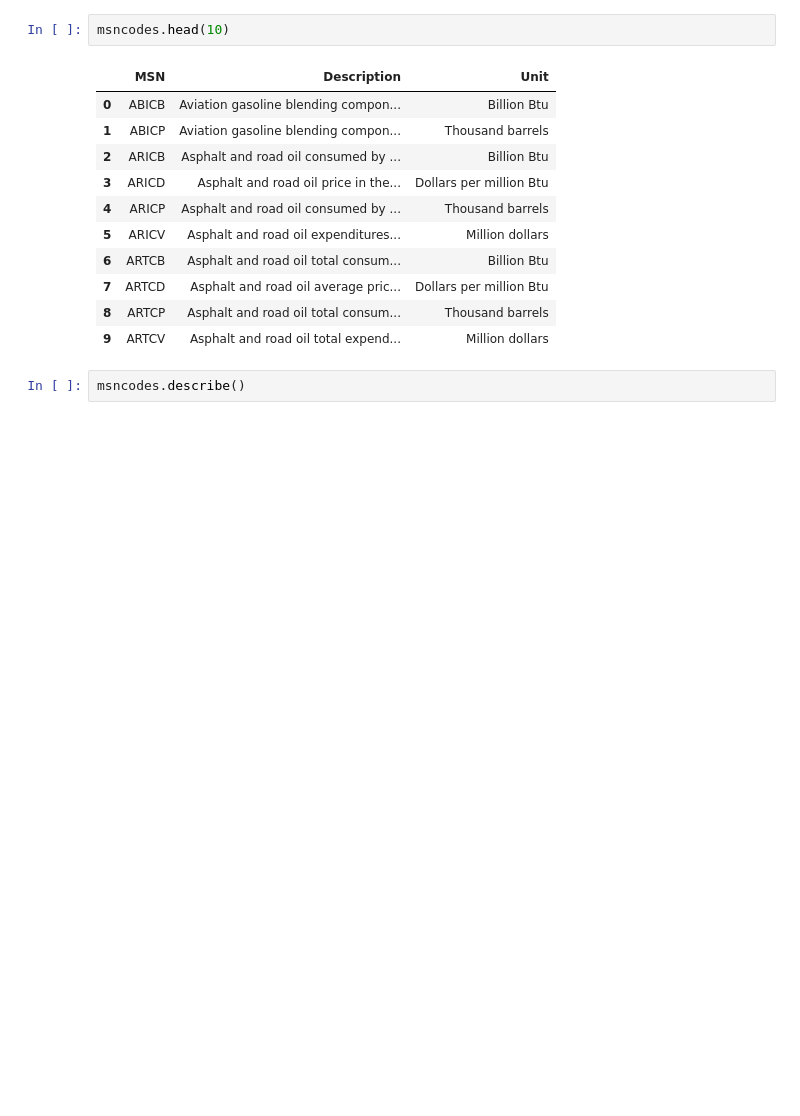
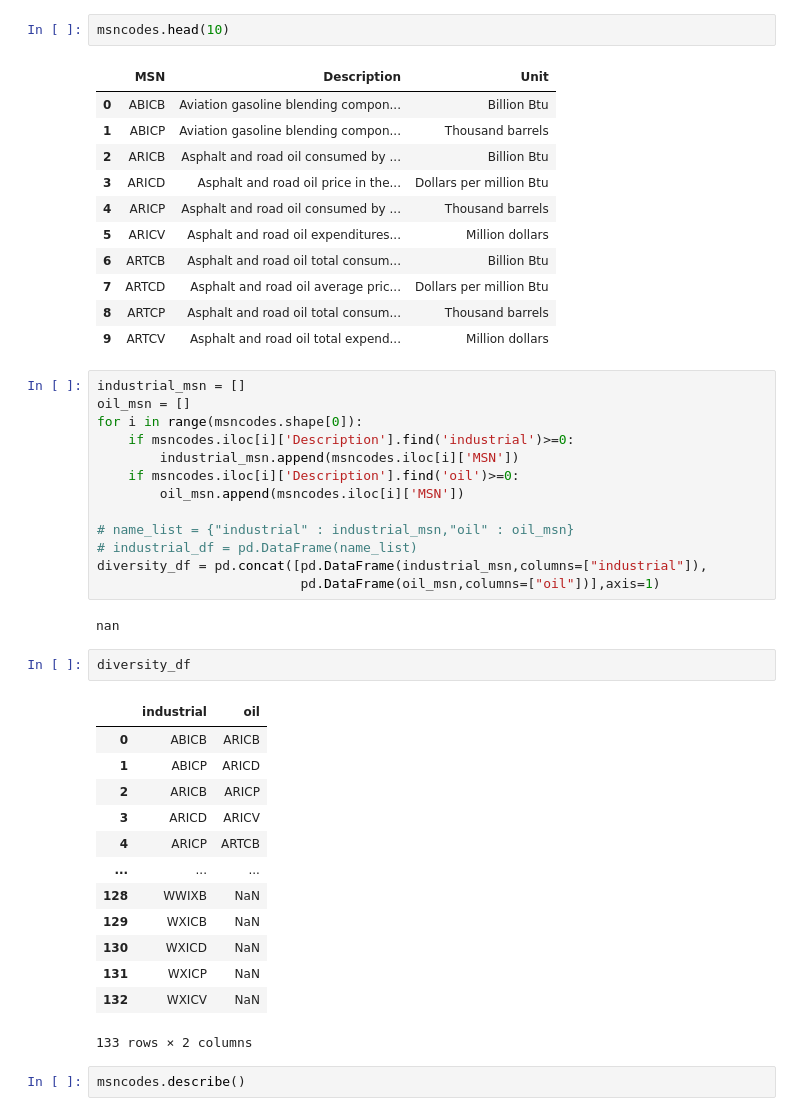
Before and after one commit to tyfann/MCM-2018-C, a Jupyter notebook: 2018C_working.ipynb, the cells around one changed output. Drawn from its saved outputs; the diff is of its cells as text; blank space fills up the shorter version.

```diff
--- a/2018C_working.ipynb
+++ b/2018C_working.ipynb
@@ -45,6 +53,37 @@ msncodes.head(10)
 | 7 | ARTCD | Asphalt and road oil average pric... | Dollars per million Btu |
 | 8 | ARTCP | Asphalt and road oil total consum... | Thousand barrels |
 | 9 | ARTCV | Asphalt and road oil total expend... | Million dollars |
+# %%
+industrial_msn = []
+oil_msn = []
+for i in range(msncodes.shape[0]):
+    if msncodes.iloc[i]['Description'].find('industrial')>=0:
+        industrial_msn.append(msncodes.iloc[i]['MSN'])
+    if msncodes.iloc[i]['Description'].find('oil')>=0:
+        oil_msn.append(msncodes.iloc[i]['MSN'])
+
+# name_list = {"industrial" : industrial_msn,"oil" : oil_msn}
+# industrial_df = pd.DataFrame(name_list)
+diversity_df = pd.concat([pd.DataFrame(industrial_msn,columns=["industrial"]),
+                          pd.DataFrame(oil_msn,columns=["oil"])],axis=1)
+# %% [output]
+nan
+# %%
+diversity_df
+# %% [output]
+|  | industrial | oil |
+| 0 | ABICB | ARICB |
+| 1 | ABICP | ARICD |
+| 2 | ARICB | ARICP |
+| 3 | ARICD | ARICV |
+| 4 | ARICP | ARTCB |
+| ... | ... | ... |
+| 128 | WWIXB | NaN |
+| 129 | WXICB | NaN |
+| 130 | WXICD | NaN |
+| 131 | WXICP | NaN |
+| 132 | WXICV | NaN |
+133 rows × 2 columns
 # %%
 msncodes.describe()
 # %% [output]
```
Also changed, not shown: parts of 1 cell of this notebook.
